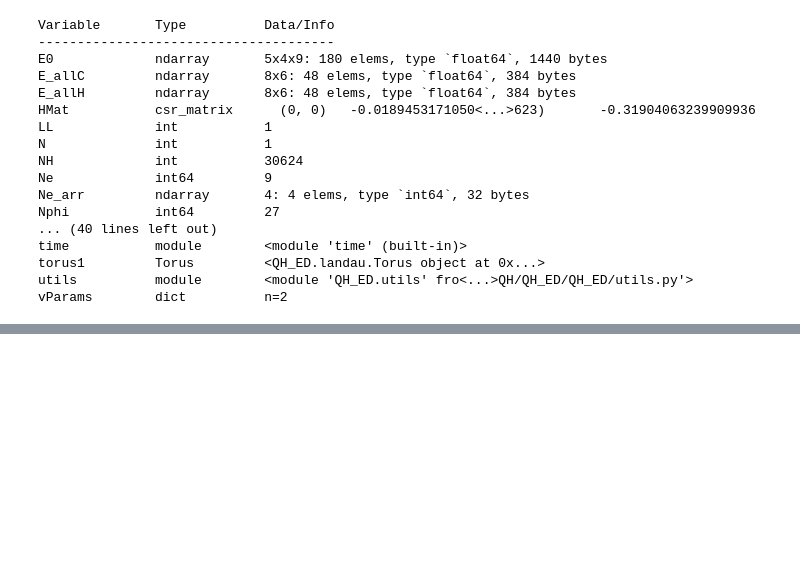
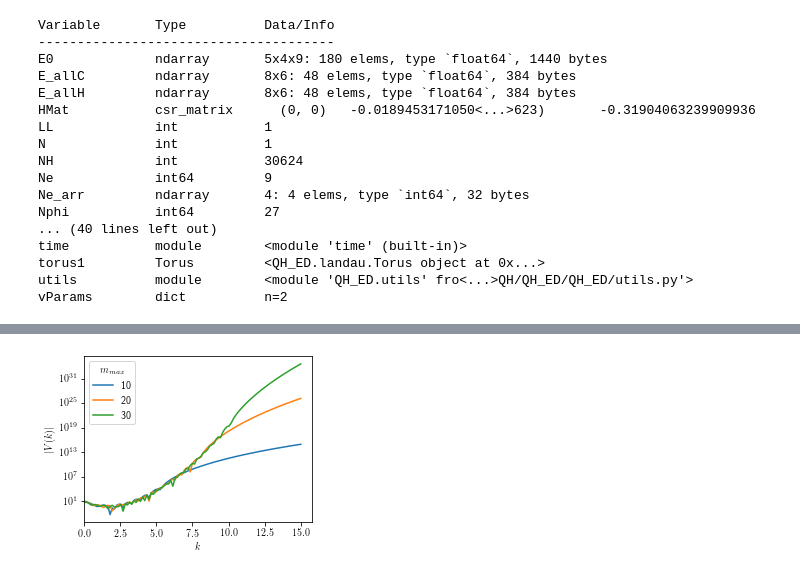
Before and after one commit to akshaykri/QH_ED, a Jupyter notebook: examples/Haldane.ipynb, the cells around one changed output, grey strips where cells are left out. Cells and saved outputs as stored; diff of their text form; code cells hidden in the pictures; blank space fills up the shorter version.

```diff
--- a/examples/Haldane.ipynb
+++ b/examples/Haldane.ipynb
@@ -457,0 +556,26 @@ vParams        dict          n=2
+# %%
+k = np.r_[0:15:101j]
+f, ax = plt.subplots(figsize=(4,3))
+
+for cM, M in enumerate([10, 20, 30]):
+    Vm = np.zeros(M)
+    for m in np.arange(M):
+        ## see Yoshioka (4.39)
+        Vm[m] = np.sqrt(np.pi)/2 * scipy.special.factorial(2*m) / (
+            2**(2*m) * scipy.special.factorial(m)**2)
+
+    Vk = np.zeros_like(k)
+    ## see Yoshioka, (4.38)
+    for m in np.arange(len(Vm)):
+        Vk += 2 * Vm[m] * scipy.special.eval_laguerre(m, k**2)
+
+    ax.plot(k, np.abs(Vk), label=str(M))
+ax.set_yscale('log')
+ax.legend(loc='best', title=r'$m_{max}$')
+ax.set_xlim(0)
+ax.set_xlabel(r'$k$')
+ax.set_ylabel(r'$|V(k)|$')
+f.tight_layout()
+f.savefig('/home/ak20/QH/plots/Haldane_pseudoPot.pdf', bbox_inches='tight', transparent=True)
+# %% [output]
+[figure, added]
```
Also changed, not shown: parts of 13 cells of this notebook, 2 other files.
